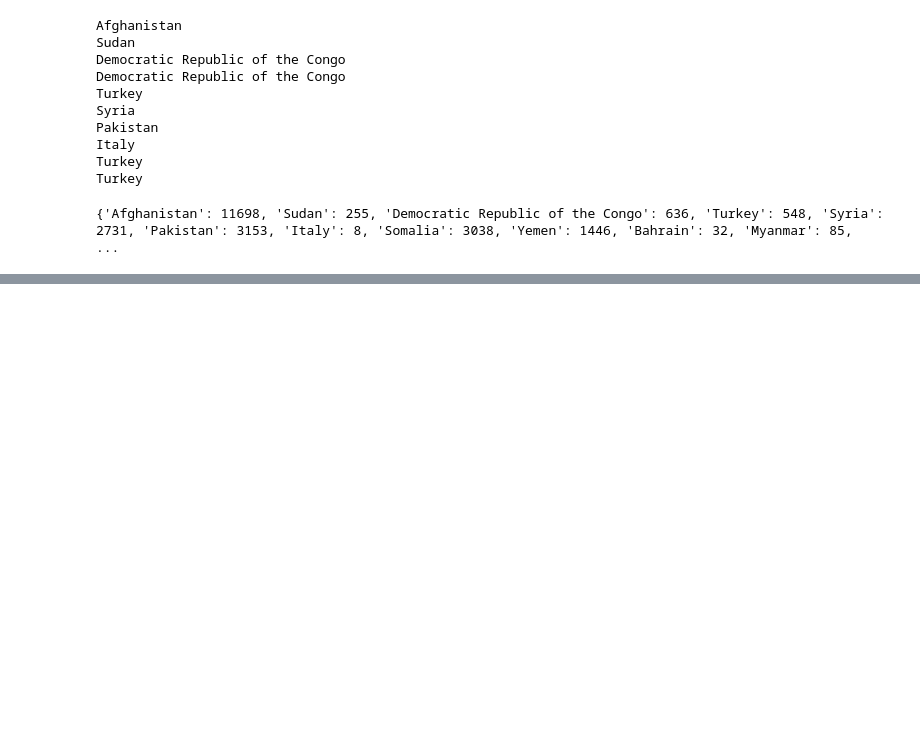
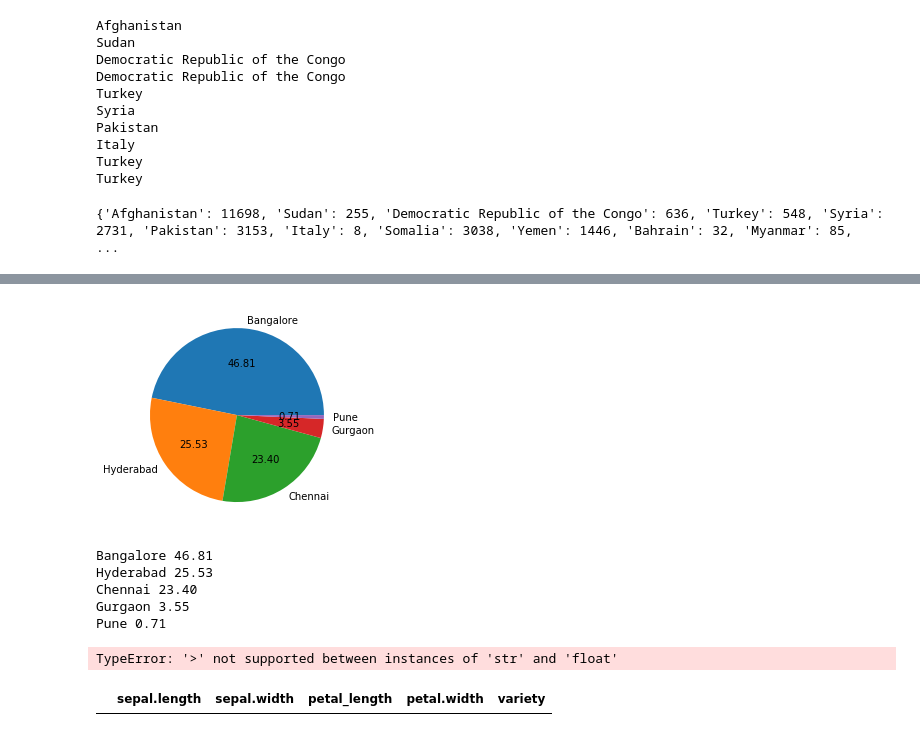
Before and after one commit to piyushP7pravin/CN-Data-Science, a Jupyter notebook: Untitled.ipynb, the cells around one changed output, grey strips where cells are left out. Saved outputs shown, nothing was run; the diff lists cells and outputs as text; code cells hidden in the pictures; blank space fills up the shorter version.

```diff
--- a/Untitled.ipynb
+++ b/Untitled.ipynb
@@ -102,0 +113,71 @@ Latvia 0
+# %%
+# Open and read data file as specified in the question
+# Print the required output in given format
+# Open and read data file as specified in the question
+# Print the required output in given format
+import matplotlib.pyplot as plt
+import csv
+with open('amazon_jobs_dataset.csv','r',encoding="utf8") as file_ob:
+    file_dataa= csv.DictReader(file_ob,skipinitialspace=True)
+    file_l = list(file_dataa)
+    d={}
+    s1= set()
+    for row in file_l:
+
+        loc= row["location"]
+        s=loc.replace(" ", "")
+        l1= s.strip().split(",")
+        #print(l1)
+
+        if l1[0]=="IN":
+
+            s1.add(l1[2])
+            d[l1[2]]=d.get(l1[2],0)+1
+
+    city=[]
+    jobs=[]
+
+    for i in d:
+        city.append(i)
+        jobs.append(d[i])
+
+
+plt.pie(jobs,labels=city,autopct="%.2f")
+plt.show()
+
+
+print("Bangalore","46.81")
+print("Hyderabad","25.53")
+print("Chennai","23.40")
+print("Gurgaon","3.55")
+print("Pune","0.71")
+# %% [output]
+[figure, added]
+Bangalore 46.81
+Hyderabad 25.53
+Chennai 23.40
+Gurgaon 3.55
+Pune 0.71
+# %%
+import pandas as pd
+column_name=['SepalLength','SepalWidth','PetalLength','PetalWidth','Species']
+iris=pd.read_csv("https://gist.githubusercontent.com/netj/8836201/raw/6f9306ad21398ea43cba4f7d537619d0e07d5ae3/iris.csv",names=column_name)
+df=iris.copy()
+
+a=df[df.PetalLength>1.5]
+df = df[df.Species == 'Iris-virginica']
+print(df.to_string(index = False, header = False))
+# %% [output]
+TypeError: '>' not supported between instances of 'str' and 'float'
+# %%
+## Open and read data file as specified in the question
+## Print the required output in given format
+import pandas as pd
+iris=pd.read_csv("https://gist.githubusercontent.com/netj/8836201/raw/6f9306ad21398ea43cba4f7d537619d0e07d5ae3/iris.csv")
+df=iris.copy()
+df.rename(columns = {'petal.length':'petal_length'}, inplace = True)
+a=df[df.petal_length>1.5]
+df = df[df.variety == 'virginica']
+df
+# %% [output]
+|  | sepal.length | sepal.width | petal_length | petal.width | variety |
```
Also changed, not shown: parts of 7 cells of this notebook.
